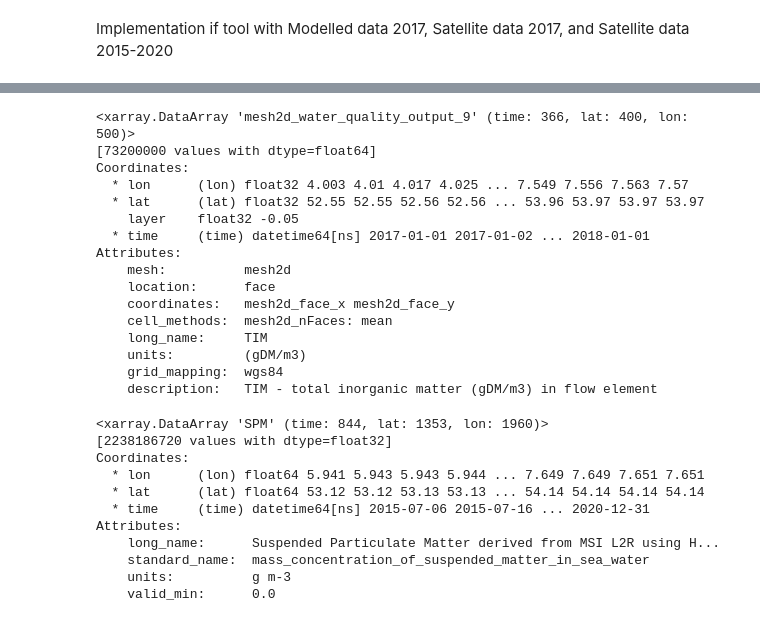
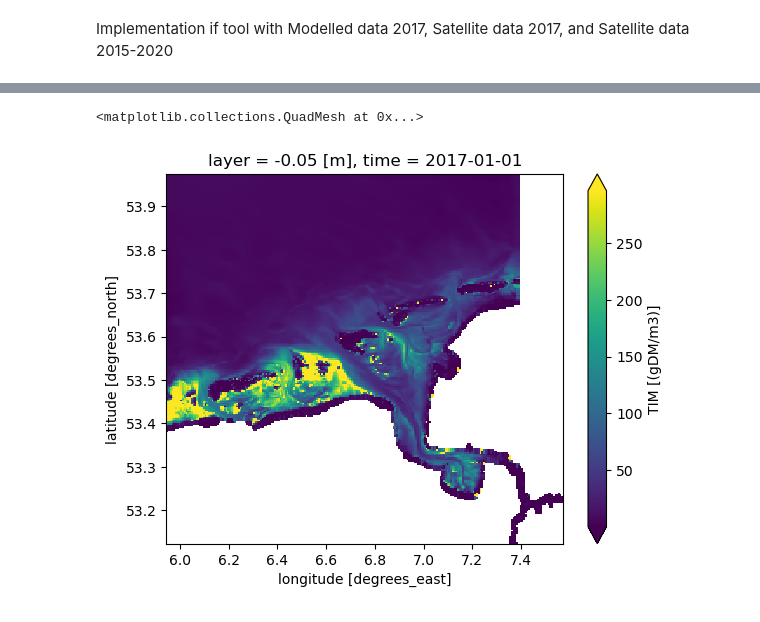
Before and after one commit to openearth/hybrid-spm, a Jupyter notebook: scripts/EOF/EOF_SPM_xarray.ipynb, the cells around one changed output, grey strips where cells are left out. Saved outputs shown, nothing was run; the diff lists cells and outputs as text; code cells hidden in the pictures.

```diff
--- a/scripts/EOF/EOF_SPM_xarray.ipynb
+++ b/scripts/EOF/EOF_SPM_xarray.ipynb
@@ -96 +159,6 @@ Implementation if tool with Modelled data 2017, Satellite data 2017, and Satelli
+# %%
+dfm_cut_a.isel(time=0).plot(robust=True)
+# %% [output]
+<matplotlib.collections.QuadMesh at 0x...>
+[figure, added]
 # %%
@@ -109,33 +176,0 @@ cms_cut   = cms.sel(time=cms.time.dt.year == 2018)
-# %%
-dfm
-# %% [output]
-<xarray.DataArray 'mesh2d_water_quality_output_9' (time: 366, lat: 400, lon: 500)>
-[73200000 values with dtype=float64]
-Coordinates:
-  * lon      (lon) float32 4.003 4.01 4.017 4.025 ... 7.549 7.556 7.563 7.57
-  * lat      (lat) float32 52.55 52.55 52.56 52.56 ... 53.96 53.97 53.97 53.97
-    layer    float32 -0.05
-  * time     (time) datetime64[ns] 2017-01-01 2017-01-02 ... 2018-01-01
-Attributes:
-    mesh:          mesh2d
-    location:      face
-    coordinates:   mesh2d_face_x mesh2d_face_y
-    cell_methods:  mesh2d_nFaces: mean
-    long_name:     TIM
-    units:         (gDM/m3)
-    grid_mapping:  wgs84
-    description:   TIM - total inorganic matter (gDM/m3) in flow element
-# %%
-cms
-# %% [output]
-<xarray.DataArray 'SPM' (time: 844, lat: 1353, lon: 1960)>
-[2238186720 values with dtype=float32]
-Coordinates:
-  * lon      (lon) float64 5.941 5.943 5.943 5.944 ... 7.649 7.649 7.651 7.651
-  * lat      (lat) float64 53.12 53.12 53.13 53.13 ... 54.14 54.14 54.14 54.14
-  * time     (time) datetime64[ns] 2015-07-06 2015-07-16 ... 2020-12-31
-Attributes:
-    long_name:      Suspended Particulate Matter derived from MSI L2R using H...
-    standard_name:  mass_concentration_of_suspended_matter_in_sea_water
-    units:          g m-3
-    valid_min:      0.0
```
Also changed, not shown: parts of 22 cells of this notebook.
